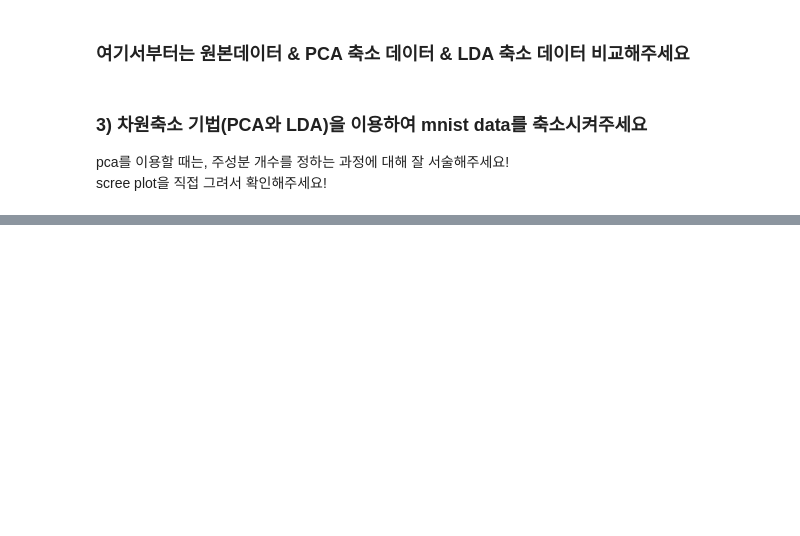
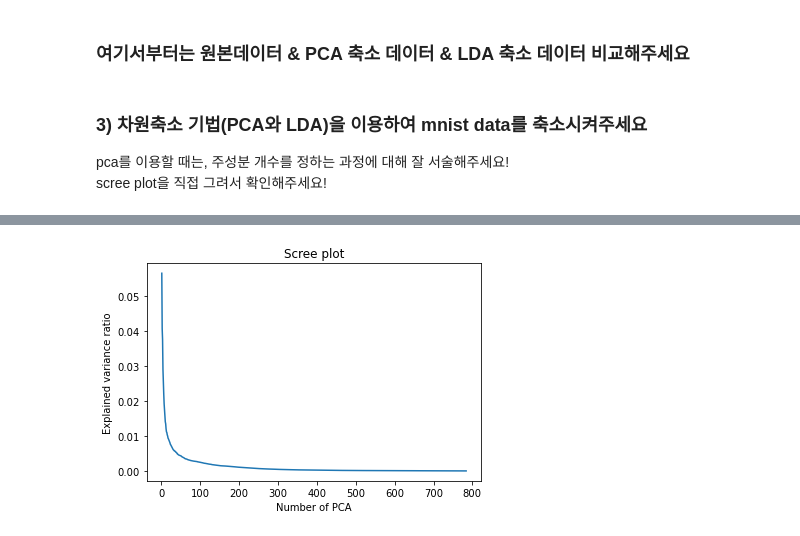
Before and after one commit to kains123/Tobigs-ML, a Jupyter notebook: Week04/차원축소/week5_dr_assignment/week5_dimensionality_reduction_assignment2.ipynb, the cells around one changed output, grey strips where cells are left out. Saved outputs shown, nothing was run; the diff lists cells and outputs as text; code cells hidden in the pictures; blank space fills up the shorter version.

```diff
--- a/Week04/차원축소/week5_dr_assignment/week5_dimensionality_reduction_assignment2.ipynb
+++ b/Week04/차원축소/week5_dr_assignment/week5_dimensionality_reduction_assignment2.ipynb
@@ -87,0 +179,8 @@ from sklearn.discriminant_analysis import LinearDiscriminantAnalysis
+# %%
+plt.title("Scree plot")
+plt.plot(np.arange(1,X_train.shape[1]+1), pca.explained_variance_ratio_)
+plt.xlabel('Number of PCA')
+plt.ylabel('Explained variance ratio')
+plt.show()
+# %% [output]
+[figure, added]
```
Also changed, not shown: parts of 13 cells of this notebook, 2 other files.
